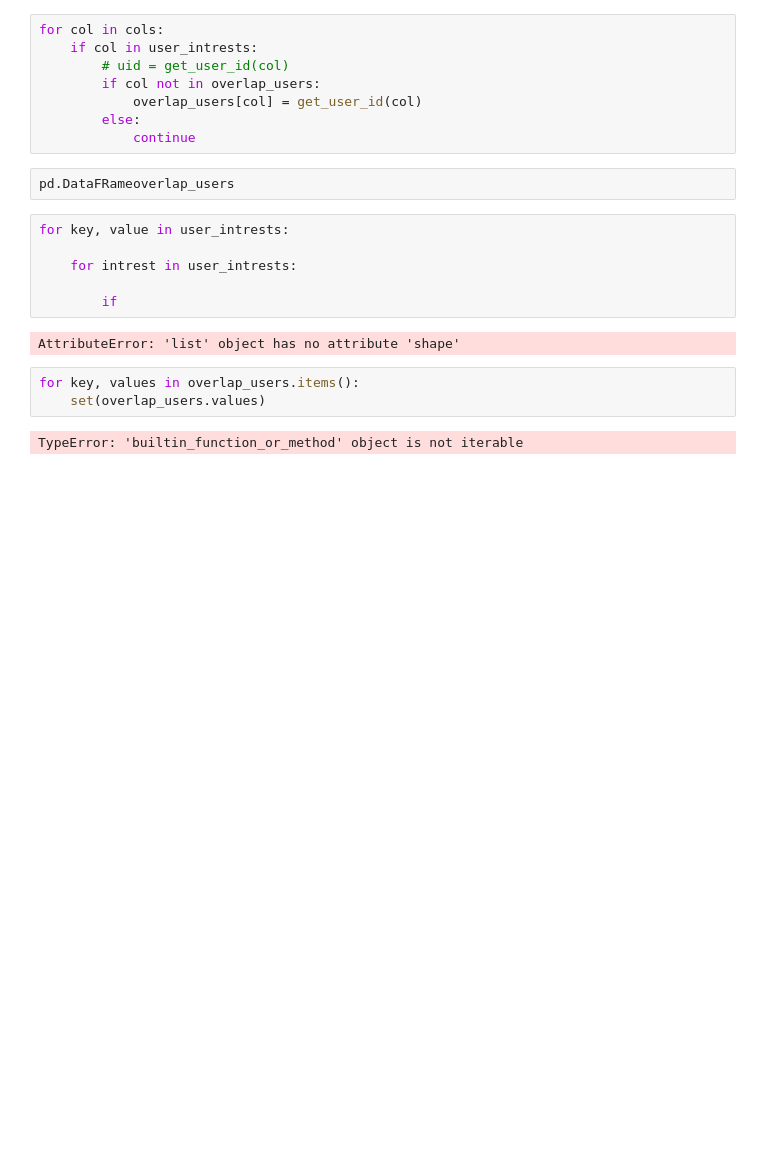
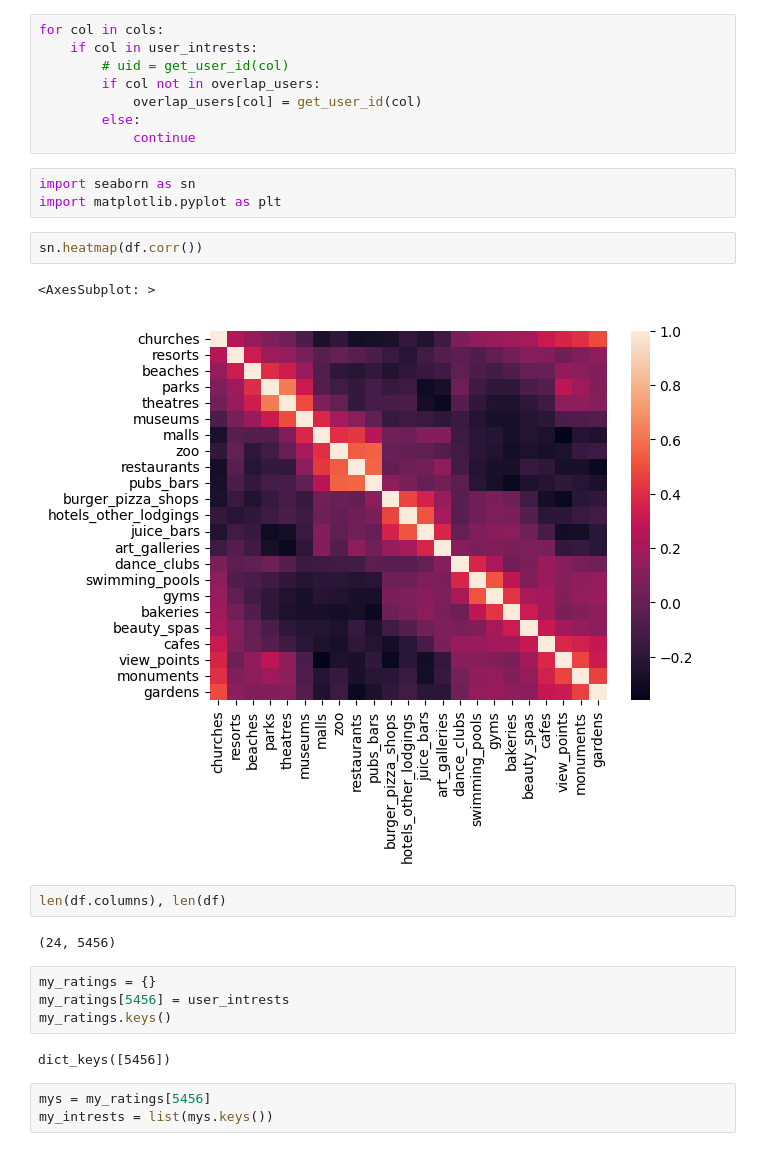
Before and after one commit to shadmeoli/Tours_app, a Jupyter notebook: src/ML_Model/collaborative_filtering.ipynb, the cells around one changed output. Saved outputs shown, nothing was run; the diff lists cells and outputs as text; blank space fills up the shorter version.

Commit message:
ratings data seperation

```diff
--- a/src/ML_Model/collaborative_filtering.ipynb
+++ b/src/ML_Model/collaborative_filtering.ipynb
@@ -258,18 +283,24 @@ for col in cols:
             overlap_users[col] = get_user_id(col)
         else:
             continue
-# %%
-pd.DataFRameoverlap_users
-# %%
-for key, value in user_intrests:
-
-    for intrest in user_intrests:
-
-        if
-# %% [output]
-AttributeError: 'list' object has no attribute 'shape'
-# %%
-for key, values in overlap_users.items():
-    set(overlap_users.values)
-# %% [output]
-TypeError: 'builtin_function_or_method' object is not iterable
+# %%
+import seaborn as sn
+import matplotlib.pyplot as plt
+# %%
+sn.heatmap(df.corr())
+# %% [output]
+<AxesSubplot: >
+[figure, added]
+# %%
+len(df.columns), len(df)
+# %% [output]
+(24, 5456)
+# %%
+my_ratings = {}
+my_ratings[5456] = user_intrests
+my_ratings.keys()
+# %% [output]
+dict_keys([5456])
+# %%
+mys = my_ratings[5456]
+my_intrests = list(mys.keys())
```
Also changed, not shown: parts of 45 cells of this notebook, 1 other file.
